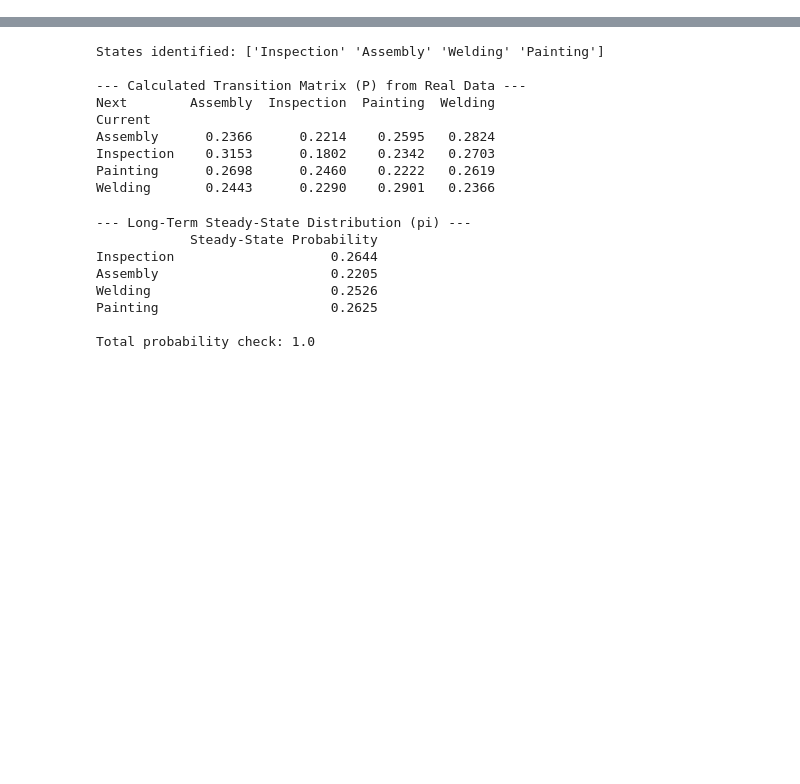
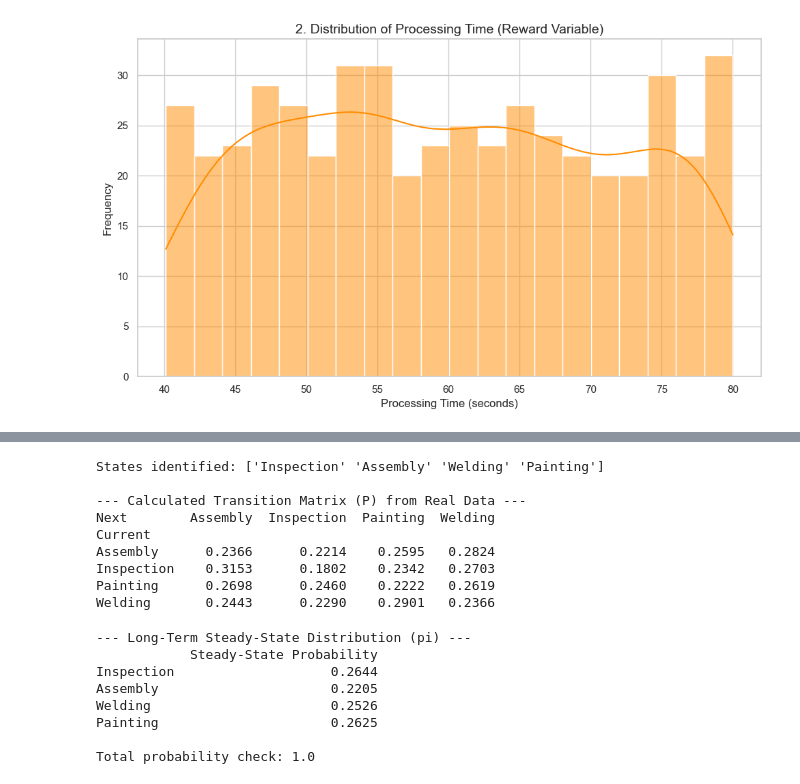
Before and after one commit to YosefFtohy26/Stochastic, a Jupyter notebook: Project13.ipynb, the cells around one changed output, grey strips where cells are left out. Drawn from its saved outputs; the diff is of its cells as text; code cells hidden in the pictures; blank space fills up the shorter version.

```diff
--- a/Project13.ipynb
+++ b/Project13.ipynb
@@ -0,0 +62,16 @@
+# %%
+sns.set_style("whitegrid")
+plt.rcParams['figure.figsize'] = (10, 6)
+
+
+plt.figure(figsize=(10, 6))
+sns.histplot(df['Processing_Time (s)'], kde=True, color="darkorange", bins=20)
+
+plt.title('2. Distribution of Processing Time (Reward Variable)', fontsize=14)
+plt.xlabel('Processing Time (seconds)')
+plt.ylabel('Frequency')
+
+plt.tight_layout()
+plt.show()
+# %% [output]
+[figure, added]
```
Also changed, not shown: parts of 8 cells of this notebook.
